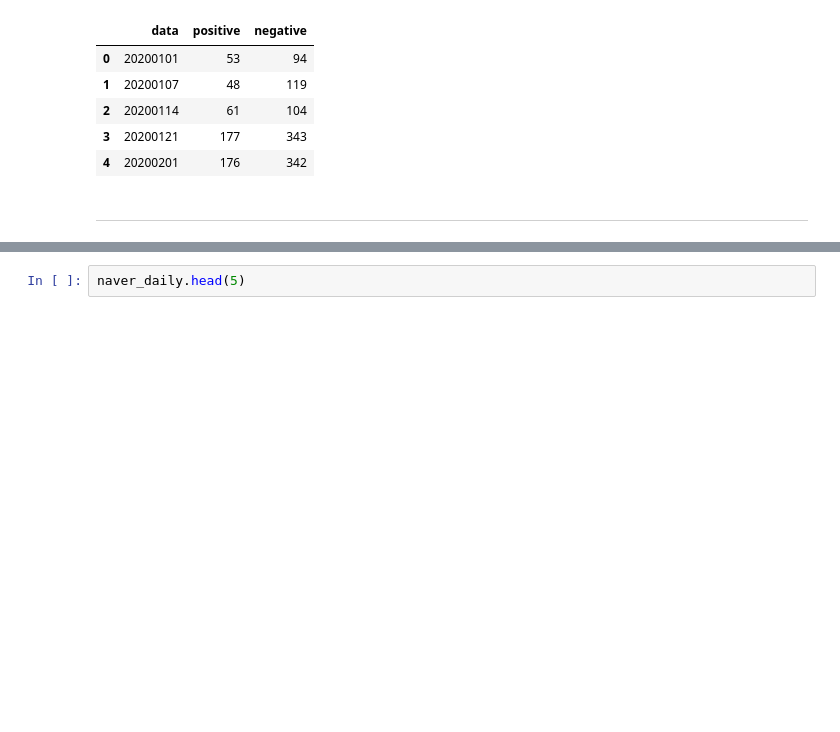
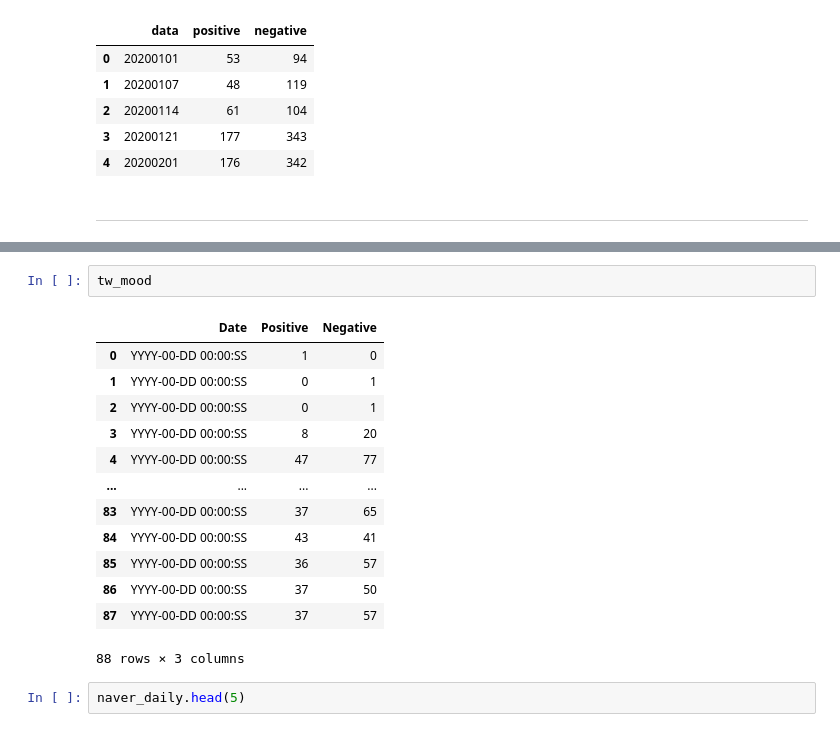
Before and after one commit to Dongmin-Sim/Project-Bornfire, a Jupyter notebook: 11_24/notebook/chartjs.ipynb, the cells around one changed output, grey strips where cells are left out. Drawn from its saved outputs; the diff is of its cells as text; blank space fills up the shorter version.

```diff
--- a/11_24/notebook/chartjs.ipynb
+++ b/11_24/notebook/chartjs.ipynb
@@ -79,3 +135,19 @@ emotion_total.head()
+# %%
+tw_mood
+# %% [output]
+|  | Date | Positive | Negative |
+| 0 | YYYY-00-DD 00:00:SS | 1 | 0 |
+| 1 | YYYY-00-DD 00:00:SS | 0 | 1 |
+| 2 | YYYY-00-DD 00:00:SS | 0 | 1 |
+| 3 | YYYY-00-DD 00:00:SS | 8 | 20 |
+| 4 | YYYY-00-DD 00:00:SS | 47 | 77 |
+| ... | ... | ... | ... |
+| 83 | YYYY-00-DD 00:00:SS | 37 | 65 |
+| 84 | YYYY-00-DD 00:00:SS | 43 | 41 |
+| 85 | YYYY-00-DD 00:00:SS | 36 | 57 |
+| 86 | YYYY-00-DD 00:00:SS | 37 | 50 |
+| 87 | YYYY-00-DD 00:00:SS | 37 | 57 |
+88 rows × 3 columns
 # %%
 naver_daily.head(5)
 # %% [output]
```
Also changed, not shown: parts of 6 cells of this notebook, 1 other file.
